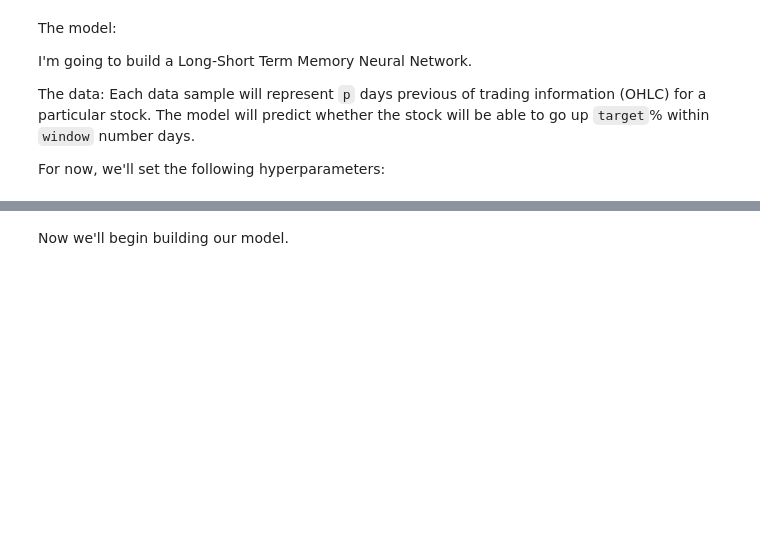
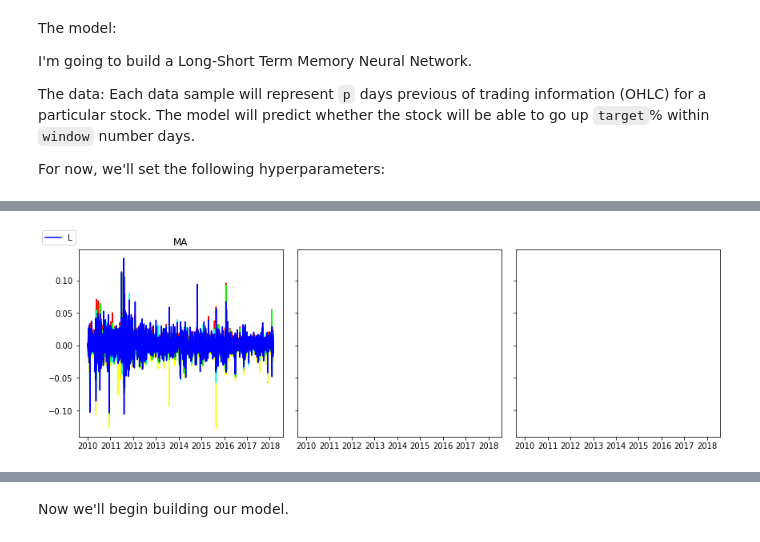
Before and after one commit to youngchingjui/ML-on-stock-prediction, a Jupyter notebook: Recurrent Neural Networks on Stock Prediction v2.ipynb, the cells around one changed output, grey strips where cells are left out. Cells and saved outputs as stored; diff of their text form; code cells hidden in the pictures; blank space fills up the shorter version.

```diff
--- a/Recurrent Neural Networks on Stock Prediction v2.ipynb
+++ b/Recurrent Neural Networks on Stock Prediction v2.ipynb
@@ -273,0 +164,3 @@ for i in [X_train, Y_train, X_dev, Y_dev, X_test, Y_test]:
+# %%
+# Create the is_sellable flag column
+base_data = create_is_sellable_flag(base_data, window=window, target=target)
@@ -273,0 +215,4 @@ for i in [X_train, Y_train, X_dev, Y_dev, X_test, Y_test]:
+# %%
+# Create columns with % change in prices, instead of raw price numbers
+base_data = normalize_prices(base_data)
+base_data.to_csv("normalized.csv")
@@ -273,0 +221,10 @@ for i in [X_train, Y_train, X_dev, Y_dev, X_test, Y_test]:
+# %%
+def remove_stock_prices(base_data):
+    col_to_remove = ["Close", "High", "Low", "Open", "Volume"]
+    for col in col_to_remove:
+        if col in base_data.columns:
+            base_data.drop(col, axis=1, inplace=True)
+    return base_data
+# %%
+# We'll also have to remove the original stock prices
+base_data = remove_stock_prices(base_data)
@@ -273,0 +276,5 @@ for i in [X_train, Y_train, X_dev, Y_dev, X_test, Y_test]:
+# %%
+# Here's the data tables look like now.
+print_graphs(base_data)
+# %% [output]
+[figure, added]
```
Also changed, not shown: parts of 60 cells of this notebook.
